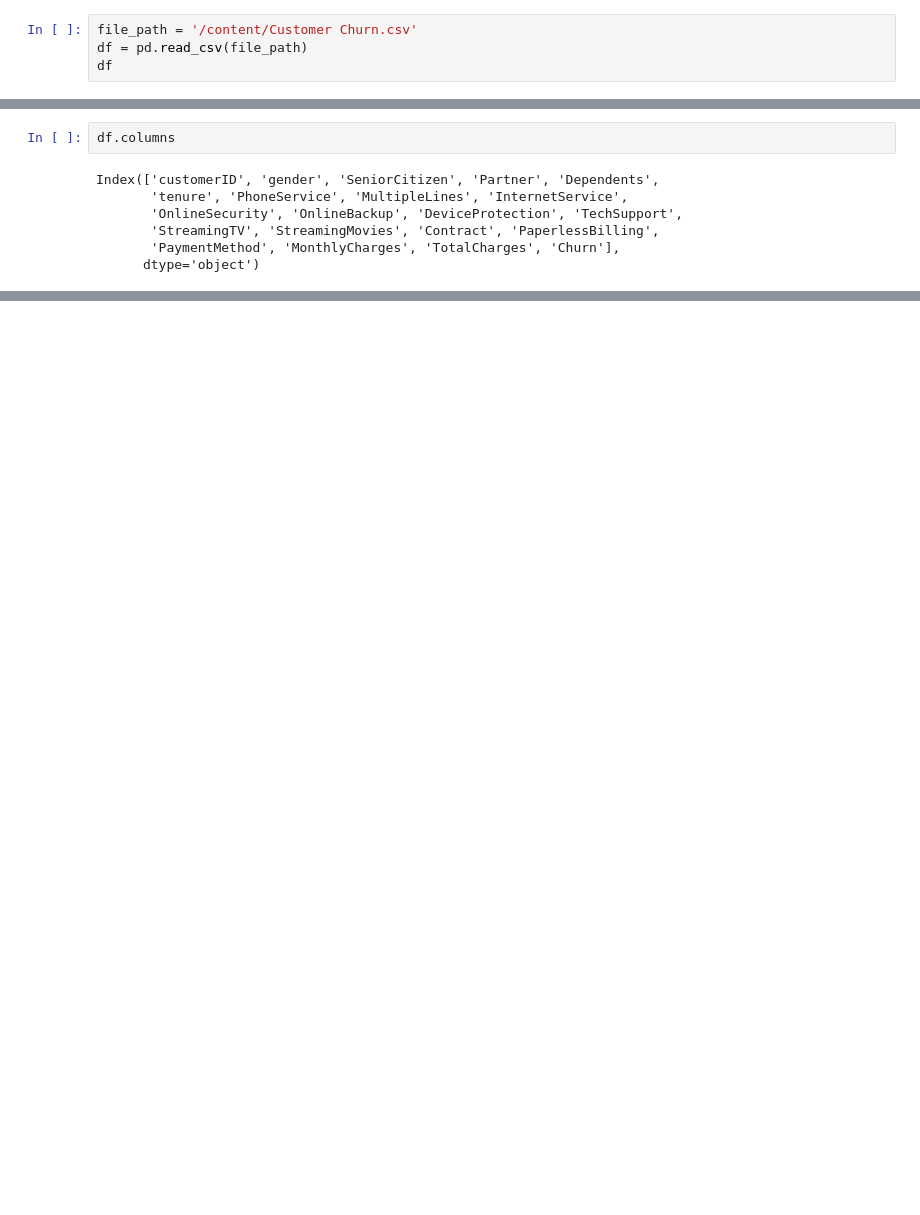
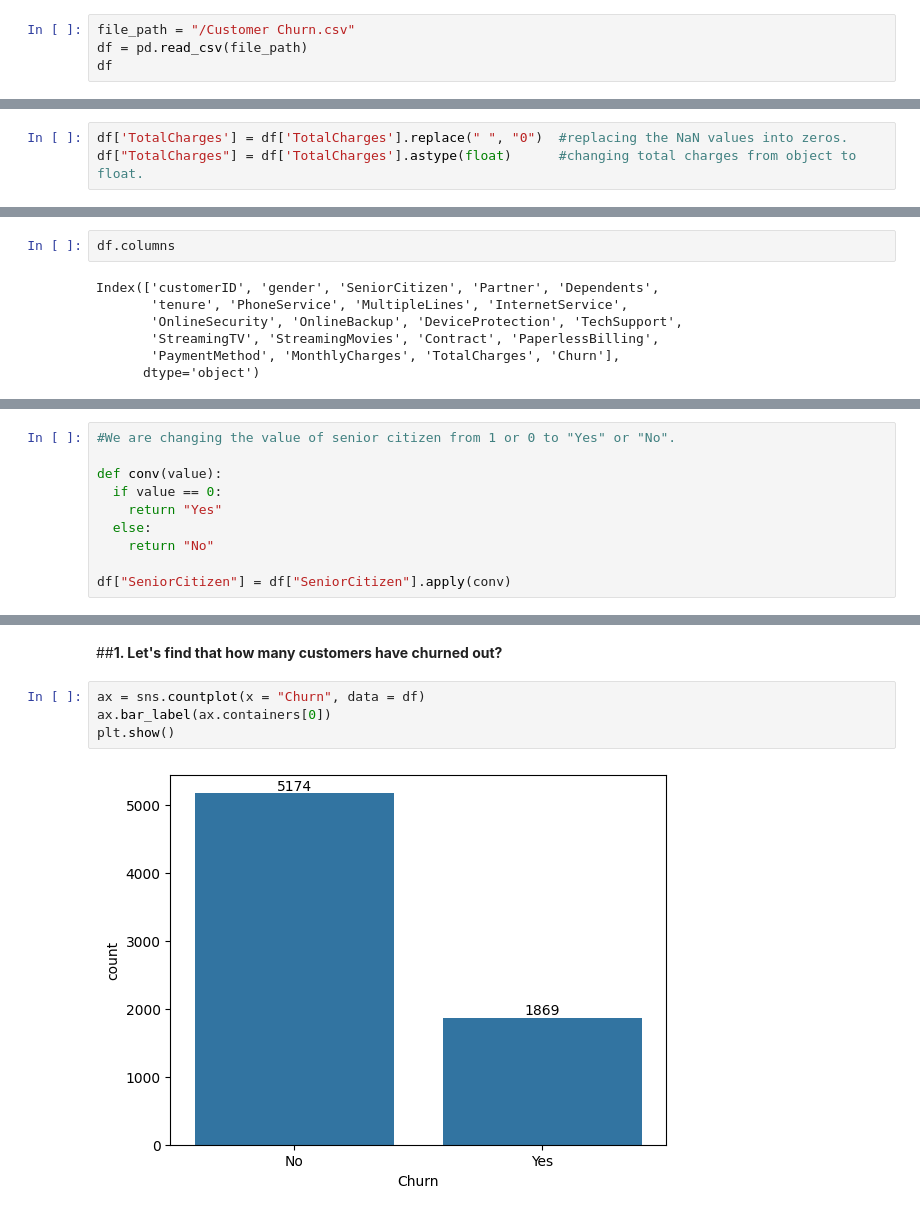
Before and after one commit to Jatingpt/Telecom-Customer-Churn-EDA-Project, a Jupyter notebook: Telecom_Customer_Churn_EDA_Project.ipynb, the cells around one changed output, grey strips where cells are left out. Cells and saved outputs as stored; diff of their text form; blank space fills up the shorter version.

```diff
--- a/Telecom_Customer_Churn_EDA_Project.ipynb
+++ b/Telecom_Customer_Churn_EDA_Project.ipynb
@@ -82,7 +82,7 @@ Mounted at /content/drive/
 # %% [markdown]
 ##**Loading the data.**
 # %%
-file_path = '/content/Customer Churn.csv'
+file_path = "/Customer Churn.csv"
 df = pd.read_csv(file_path)
 df
 # %% [output]
@@ -145,0 +173,3 @@ df.head()
+# %%
+df['TotalCharges'] = df['TotalCharges'].replace(" ", "0")  #replacing the NaN values into zeros.
+df["TotalCharges"] = df['TotalCharges'].astype(float)      #changing total charges from object to float.
@@ -174,0 +279,10 @@ memory usage: 1.1+ MB
+# %%
+#We are changing the value of senior citizen from 1 or 0 to "Yes" or "No".
+
+def conv(value):
+  if value == 0:
+    return "Yes"
+  else:
+    return "No"
+
+df["SeniorCitizen"] = df["SeniorCitizen"].apply(conv)
@@ -174,0 +301,8 @@ memory usage: 1.1+ MB
+# %% [markdown]
+##**1. Let's find that how many customers have churned out?**
+# %%
+ax = sns.countplot(x = "Churn", data = df)
+ax.bar_label(ax.containers[0])
+plt.show()
+# %% [output]
+[figure, added]
```
Also changed, not shown: parts of 21 cells of this notebook.
